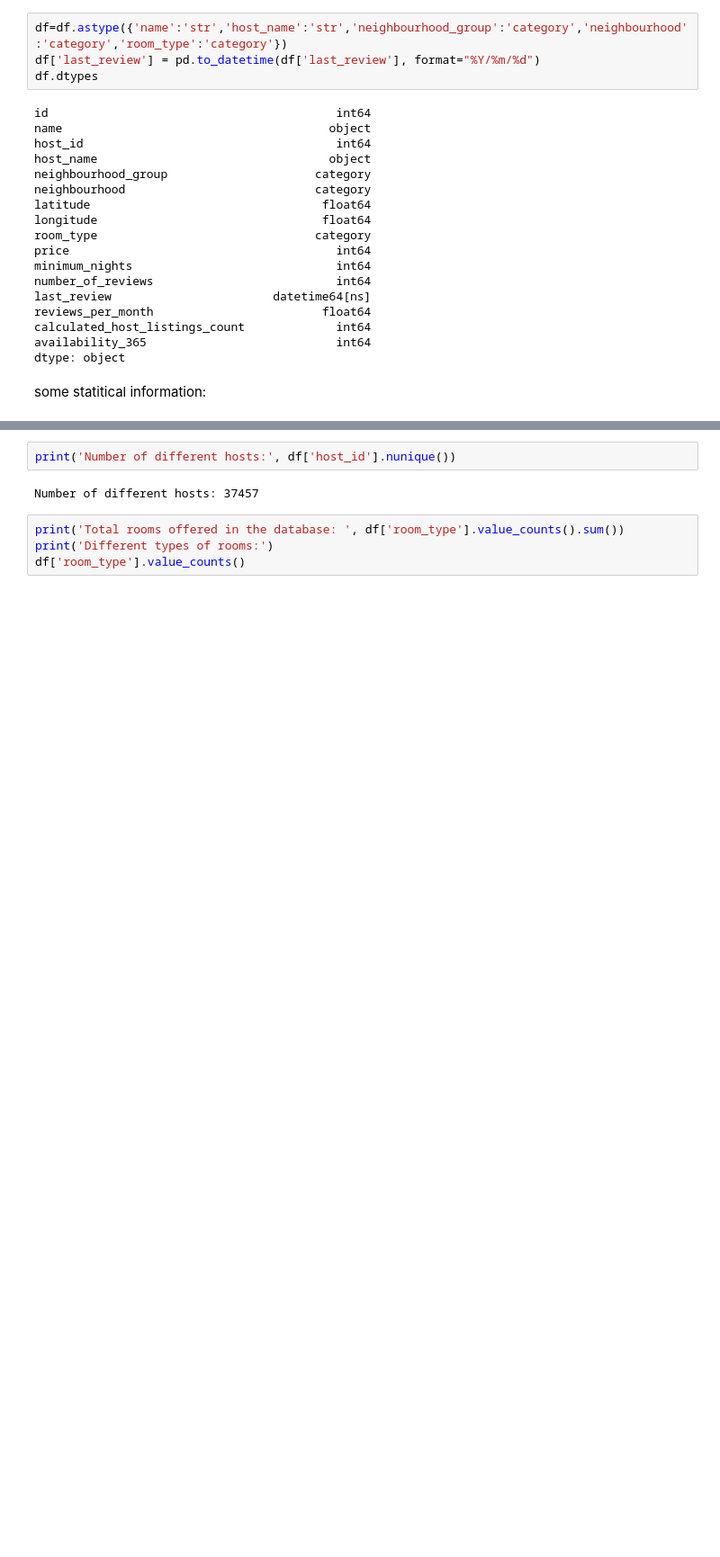
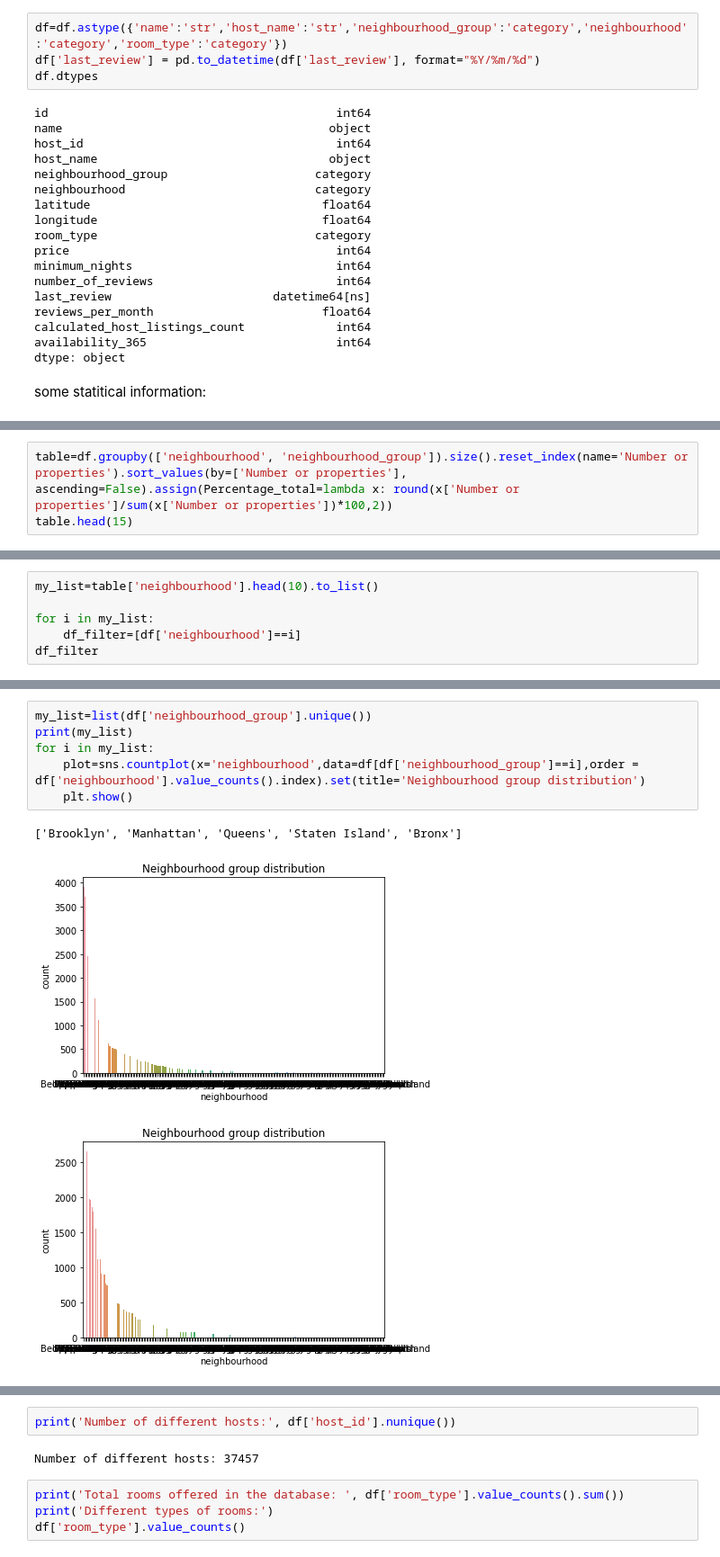
Before and after one commit to camidelgado/machine-learning-python-template, a Jupyter notebook: src/explore.ipynb, the cells around one changed output, grey strips where cells are left out. Shown: that part at 90% size. Saved outputs shown, nothing was run; the diff lists cells and outputs as text; blank space fills up the shorter version.

```diff
--- a/src/explore.ipynb
+++ b/src/explore.ipynb
@@ -96,0 +148,3 @@ round(df.describe())
+# %%
+table=df.groupby(['neighbourhood', 'neighbourhood_group']).size().reset_index(name='Number or properties').sort_values(by=['Number or properties'], ascending=False).assign(Percentage_total=lambda x: round(x['Number or properties']/sum(x['Number or properties'])*100,2))
+table.head(15)
@@ -96,0 +170,6 @@ round(df.describe())
+# %%
+my_list=table['neighbourhood'].head(10).to_list()
+
+for i in my_list:
+    df_filter=[df['neighbourhood']==i]
+df_filter
@@ -96,0 +190,10 @@ round(df.describe())
+# %%
+my_list=list(df['neighbourhood_group'].unique())
+print(my_list)
+for i in my_list:
+    plot=sns.countplot(x='neighbourhood',data=df[df['neighbourhood_group']==i],order = df['neighbourhood'].value_counts().index).set(title='Neighbourhood group distribution')
+    plt.show()
+# %% [output]
+['Brooklyn', 'Manhattan', 'Queens', 'Staten Island', 'Bronx']
+[figure, added]
+[figure, added]
```
Also changed, not shown: parts of 15 cells of this notebook.
